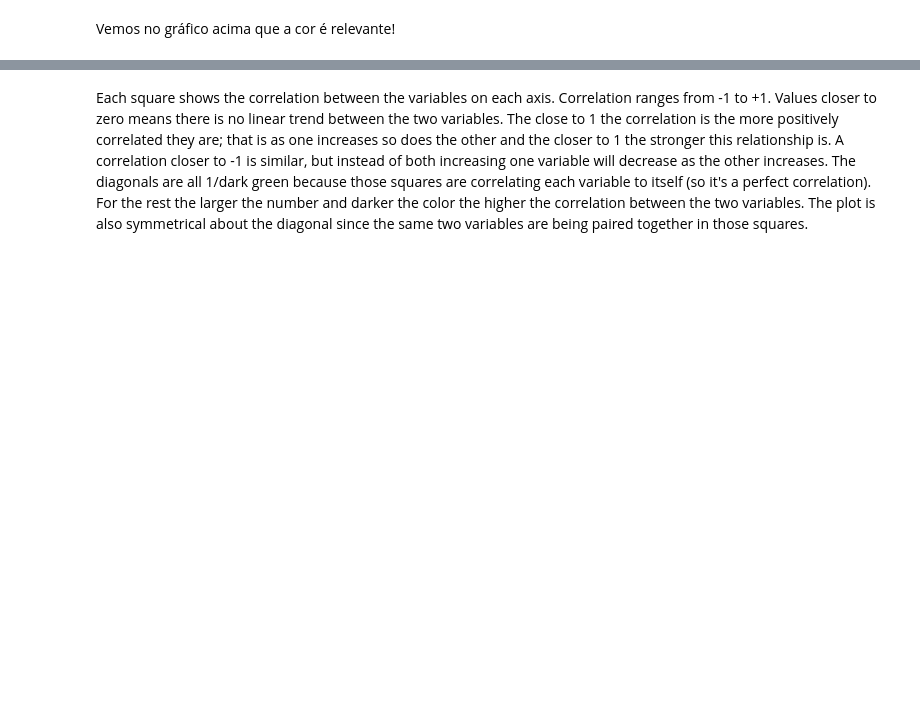
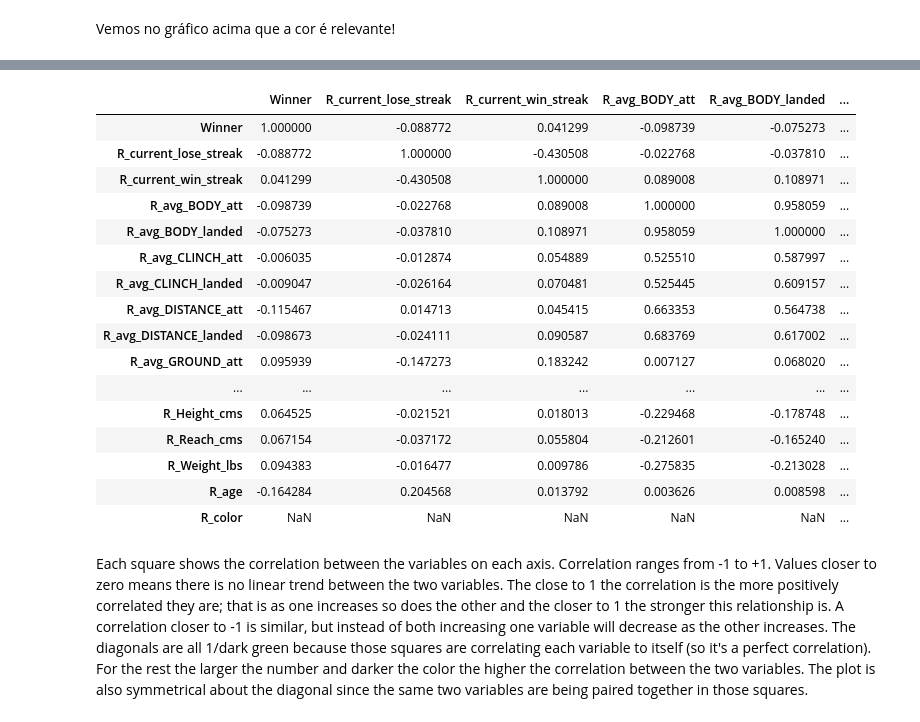
Before and after one commit to arariba/ufc-prediction, a Jupyter notebook: UFC.ipynb, the cells around one changed output, grey strips where cells are left out. Cells and saved outputs as stored; diff of their text form; code cells hidden in the pictures; blank space fills up the shorter version.

```diff
--- a/UFC.ipynb
+++ b/UFC.ipynb
@@ -374,0 +416,4 @@ with sns.axes_style("white"):
+# %%
+pd.set_option('display.max_columns', None)
+pd.set_option('display.max_rows', 5)
+corr
@@ -375,3 +519,25 @@ with sns.axes_style("white"):
+# %%
+pd.set_option('display.max_columns', None)
+pd.set_option('display.max_rows', None)
+corr
+# %% [output]
+|  | Winner | R_current_lose_streak | R_current_win_streak | R_avg_BODY_att | R_avg_BODY_landed | ... |
+| Winner | 1.000000 | -0.088772 | 0.041299 | -0.098739 | -0.075273 | ... |
+| R_current_lose_streak | -0.088772 | 1.000000 | -0.430508 | -0.022768 | -0.037810 | ... |
+| R_current_win_streak | 0.041299 | -0.430508 | 1.000000 | 0.089008 | 0.108971 | ... |
+| R_avg_BODY_att | -0.098739 | -0.022768 | 0.089008 | 1.000000 | 0.958059 | ... |
+| R_avg_BODY_landed | -0.075273 | -0.037810 | 0.108971 | 0.958059 | 1.000000 | ... |
+| R_avg_CLINCH_att | -0.006035 | -0.012874 | 0.054889 | 0.525510 | 0.587997 | ... |
+| R_avg_CLINCH_landed | -0.009047 | -0.026164 | 0.070481 | 0.525445 | 0.609157 | ... |
+| R_avg_DISTANCE_att | -0.115467 | 0.014713 | 0.045415 | 0.663353 | 0.564738 | ... |
+| R_avg_DISTANCE_landed | -0.098673 | -0.024111 | 0.090587 | 0.683769 | 0.617002 | ... |
+| R_avg_GROUND_att | 0.095939 | -0.147273 | 0.183242 | 0.007127 | 0.068020 | ... |
+| ... | ... | ... | ... | ... | ... | ... |
+| R_Height_cms | 0.064525 | -0.021521 | 0.018013 | -0.229468 | -0.178748 | ... |
+| R_Reach_cms | 0.067154 | -0.037172 | 0.055804 | -0.212601 | -0.165240 | ... |
+| R_Weight_lbs | 0.094383 | -0.016477 | 0.009786 | -0.275835 | -0.213028 | ... |
+| R_age | -0.164284 | 0.204568 | 0.013792 | 0.003626 | 0.008598 | ... |
+| R_color | NaN | NaN | NaN | NaN | NaN | ... |
 # %% [markdown]
 Each square shows the correlation between the variables on each axis. Correlation ranges from -1 to +1. Values closer to zero means there is no linear trend between the two variables. The close to 1 the correlation is the more positively correlated they are; that is as one increases so does the other and the closer to 1 the stronger this relationship is. A correlation closer to -1 is similar, but instead of both increasing one variable will decrease as the other increases. The diagonals are all 1/dark green because those squares are correlating each variable to itself (so it's a perfect correlation). For the rest the larger the number and darker the color the higher the correlation between the two variables. The plot is also symmetrical about the diagonal since the same two variables are being paired together in those squares.
 # %% [markdown]
```
Also changed, not shown: parts of 26 cells of this notebook, 4 other files.
